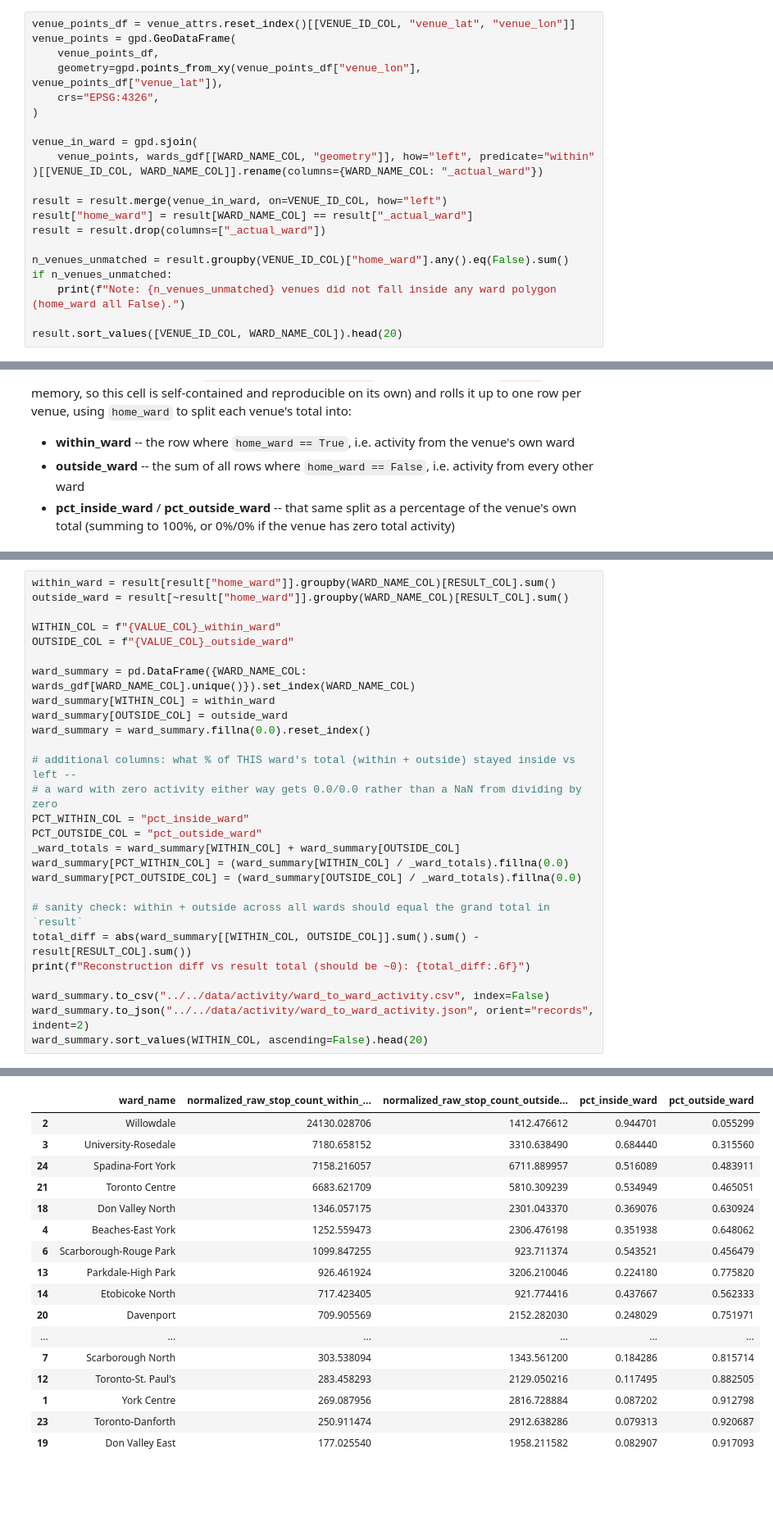
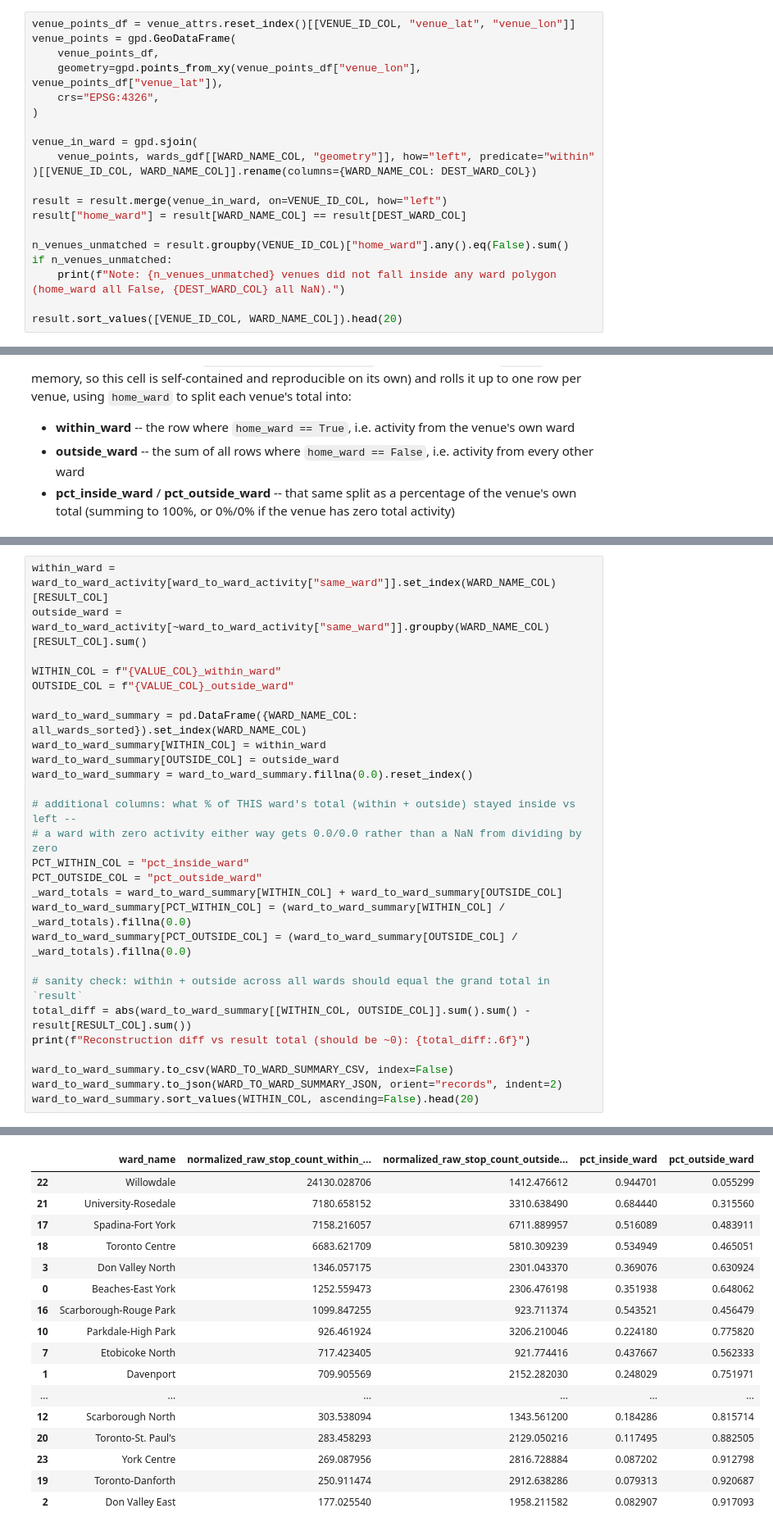
Before and after one commit to schoolofcities/eddit-tac, a Jupyter notebook: analysis/activity/ward_venue_activity.ipynb, the cells around one changed output, grey strips where cells are left out. Shown at 82% size. Cells and saved outputs as stored; diff of their text form; blank space fills up the shorter version.

```diff
--- a/analysis/activity/ward_venue_activity.ipynb
+++ b/analysis/activity/ward_venue_activity.ipynb
@@ -412,15 +508,14 @@ venue_points = gpd.GeoDataFrame(
 
 venue_in_ward = gpd.sjoin(
     venue_points, wards_gdf[[WARD_NAME_COL, "geometry"]], how="left", predicate="within"
-)[[VENUE_ID_COL, WARD_NAME_COL]].rename(columns={WARD_NAME_COL: "_actual_ward"})
+)[[VENUE_ID_COL, WARD_NAME_COL]].rename(columns={WARD_NAME_COL: DEST_WARD_COL})
 
 result = result.merge(venue_in_ward, on=VENUE_ID_COL, how="left")
-result["home_ward"] = result[WARD_NAME_COL] == result["_actual_ward"]
-result = result.drop(columns=["_actual_ward"])
+result["home_ward"] = result[WARD_NAME_COL] == result[DEST_WARD_COL]
 
 n_venues_unmatched = result.groupby(VENUE_ID_COL)["home_ward"].any().eq(False).sum()
 if n_venues_unmatched:
-    print(f"Note: {n_venues_unmatched} venues did not fall inside any ward polygon (home_ward all False).")
+    print(f"Note: {n_venues_unmatched} venues did not fall inside any ward polygon (home_ward all False, {DEST_WARD_COL} all NaN).")
 
 result.sort_values([VENUE_ID_COL, WARD_NAME_COL]).head(20)
 # %% [output]
@@ -624,46 +892,46 @@ One row per ward in the wards file (wards with no activity either way show 0s, n
 # %%
-within_ward = result[result["home_ward"]].groupby(WARD_NAME_COL)[RESULT_COL].sum()
-outside_ward = result[~result["home_ward"]].groupby(WARD_NAME_COL)[RESULT_COL].sum()
+within_ward = ward_to_ward_activity[ward_to_ward_activity["same_ward"]].set_index(WARD_NAME_COL)[RESULT_COL]
+outside_ward = ward_to_ward_activity[~ward_to_ward_activity["same_ward"]].groupby(WARD_NAME_COL)[RESULT_COL].sum()
 
 WITHIN_COL = f"{VALUE_COL}_within_ward"
 OUTSIDE_COL = f"{VALUE_COL}_outside_ward"
 
-ward_summary = pd.DataFrame({WARD_NAME_COL: wards_gdf[WARD_NAME_COL].unique()}).set_index(WARD_NAME_COL)
-ward_summary[WITHIN_COL] = within_ward
-ward_summary[OUTSIDE_COL] = outside_ward
-ward_summary = ward_summary.fillna(0.0).reset_index()
+ward_to_ward_summary = pd.DataFrame({WARD_NAME_COL: all_wards_sorted}).set_index(WARD_NAME_COL)
+ward_to_ward_summary[WITHIN_COL] = within_ward
+ward_to_ward_summary[OUTSIDE_COL] = outside_ward
+ward_to_ward_summary = ward_to_ward_summary.fillna(0.0).reset_index()
 
 # additional columns: what % of THIS ward's total (within + outside) stayed inside vs left --
 # a ward with zero activity either way gets 0.0/0.0 rather than a NaN from dividing by zero
 PCT_WITHIN_COL = "pct_inside_ward"
 PCT_OUTSIDE_COL = "pct_outside_ward"
-_ward_totals = ward_summary[WITHIN_COL] + ward_summary[OUTSIDE_COL]
-ward_summary[PCT_WITHIN_COL] = (ward_summary[WITHIN_COL] / _ward_totals).fillna(0.0)
-ward_summary[PCT_OUTSIDE_COL] = (ward_summary[OUTSIDE_COL] / _ward_totals).fillna(0.0)
+_ward_totals = ward_to_ward_summary[WITHIN_COL] + ward_to_ward_summary[OUTSIDE_COL]
+ward_to_ward_summary[PCT_WITHIN_COL] = (ward_to_ward_summary[WITHIN_COL] / _ward_totals).fillna(0.0)
+ward_to_ward_summary[PCT_OUTSIDE_COL] = (ward_to_ward_summary[OUTSIDE_COL] / _ward_totals).fillna(0.0)
 
 # sanity check: within + outside across all wards should equal the grand total in `result`
-total_diff = abs(ward_summary[[WITHIN_COL, OUTSIDE_COL]].sum().sum() - result[RESULT_COL].sum())
+total_diff = abs(ward_to_ward_summary[[WITHIN_COL, OUTSIDE_COL]].sum().sum() - result[RESULT_COL].sum())
 print(f"Reconstruction diff vs result total (should be ~0): {total_diff:.6f}")
 
-ward_summary.to_csv("../../data/activity/ward_to_ward_activity.csv", index=False)
-ward_summary.to_json("../../data/activity/ward_to_ward_activity.json", orient="records", indent=2)
-ward_summary.sort_values(WITHIN_COL, ascending=False).head(20)
+ward_to_ward_summary.to_csv(WARD_TO_WARD_SUMMARY_CSV, index=False)
+ward_to_ward_summary.to_json(WARD_TO_WARD_SUMMARY_JSON, orient="records", indent=2)
+ward_to_ward_summary.sort_values(WITHIN_COL, ascending=False).head(20)
 # %% [output]
 Reconstruction diff vs result total (should be ~0): 0.000000
 |  | ward_name | normalized_raw_stop_count_within_... | normalized_raw_stop_count_outside... | pct_inside_ward | pct_outside_ward |
-| 2 | Willowdale | 24130.028706 | 1412.476612 | 0.944701 | 0.055299 |
-| 3 | University-Rosedale | 7180.658152 | 3310.638490 | 0.684440 | 0.315560 |
-| 24 | Spadina-Fort York | 7158.216057 | 6711.889957 | 0.516089 | 0.483911 |
-| 21 | Toronto Centre | 6683.621709 | 5810.309239 | 0.534949 | 0.465051 |
-| 18 | Don Valley North | 1346.057175 | 2301.043370 | 0.369076 | 0.630924 |
-| 4 | Beaches-East York | 1252.559473 | 2306.476198 | 0.351938 | 0.648062 |
-| 6 | Scarborough-Rouge Park | 1099.847255 | 923.711374 | 0.543521 | 0.456479 |
-| 13 | Parkdale-High Park | 926.461924 | 3206.210046 | 0.224180 | 0.775820 |
-| 14 | Etobicoke North | 717.423405 | 921.774416 | 0.437667 | 0.562333 |
-| 20 | Davenport | 709.905569 | 2152.282030 | 0.248029 | 0.751971 |
+| 22 | Willowdale | 24130.028706 | 1412.476612 | 0.944701 | 0.055299 |
+| 21 | University-Rosedale | 7180.658152 | 3310.638490 | 0.684440 | 0.315560 |
+| 17 | Spadina-Fort York | 7158.216057 | 6711.889957 | 0.516089 | 0.483911 |
+| 18 | Toronto Centre | 6683.621709 | 5810.309239 | 0.534949 | 0.465051 |
+| 3 | Don Valley North | 1346.057175 | 2301.043370 | 0.369076 | 0.630924 |
+| 0 | Beaches-East York | 1252.559473 | 2306.476198 | 0.351938 | 0.648062 |
+| 16 | Scarborough-Rouge Park | 1099.847255 | 923.711374 | 0.543521 | 0.456479 |
+| 10 | Parkdale-High Park | 926.461924 | 3206.210046 | 0.224180 | 0.775820 |
+| 7 | Etobicoke North | 717.423405 | 921.774416 | 0.437667 | 0.562333 |
+| 1 | Davenport | 709.905569 | 2152.282030 | 0.248029 | 0.751971 |
 | ... | ... | ... | ... | ... | ... |
-| 7 | Scarborough North | 303.538094 | 1343.561200 | 0.184286 | 0.815714 |
-| 12 | Toronto-St. Paul's | 283.458293 | 2129.050216 | 0.117495 | 0.882505 |
-| 1 | York Centre | 269.087956 | 2816.728884 | 0.087202 | 0.912798 |
-| 23 | Toronto-Danforth | 250.911474 | 2912.638286 | 0.079313 | 0.920687 |
-| 19 | Don Valley East | 177.025540 | 1958.211582 | 0.082907 | 0.917093 |
+| 12 | Scarborough North | 303.538094 | 1343.561200 | 0.184286 | 0.815714 |
+| 20 | Toronto-St. Paul's | 283.458293 | 2129.050216 | 0.117495 | 0.882505 |
+| 23 | York Centre | 269.087956 | 2816.728884 | 0.087202 | 0.912798 |
+| 19 | Toronto-Danforth | 250.911474 | 2912.638286 | 0.079313 | 0.920687 |
+| 2 | Don Valley East | 177.025540 | 1958.211582 | 0.082907 | 0.917093 |
```
Also changed, not shown: parts of 29 cells of this notebook, 4 other files.
